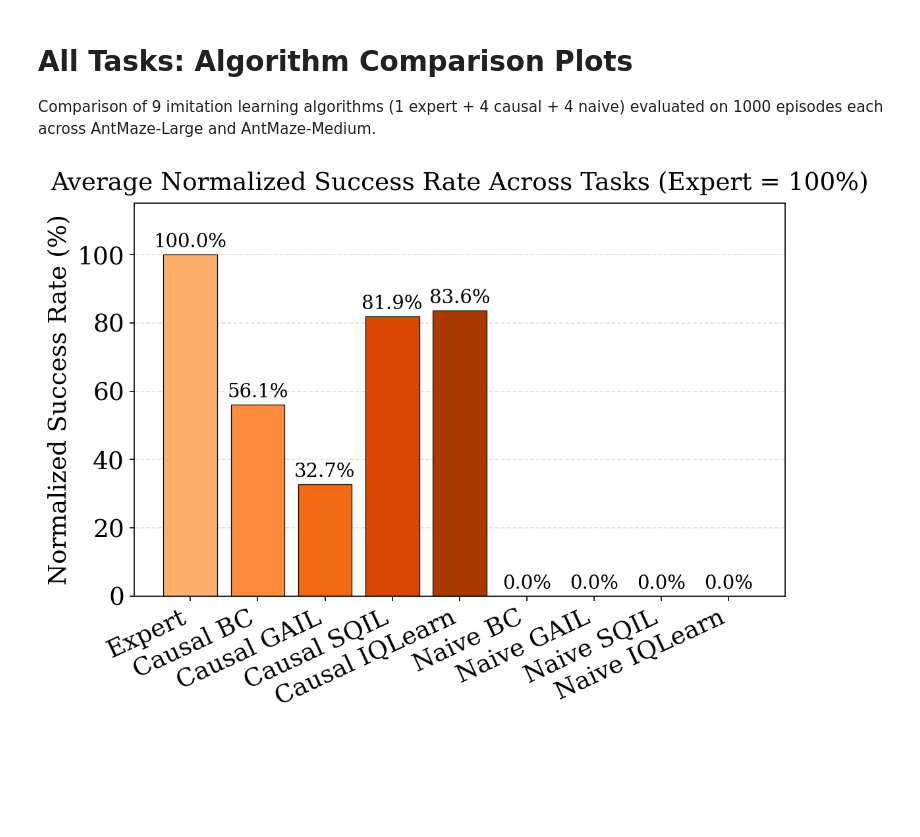
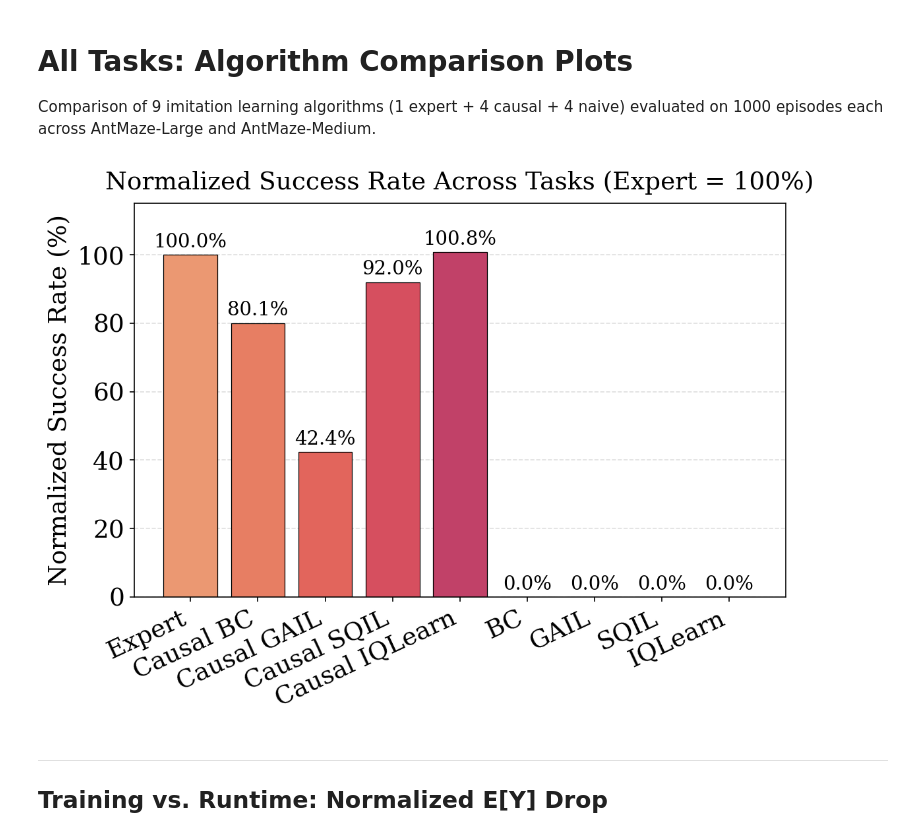
Before and after one commit to CausalAILab/Causal-RL, a Jupyter notebook: examples/experiments/plots_all.ipynb, the cells around one changed output. Saved outputs shown, nothing was run; the diff lists cells and outputs as text; code cells hidden in the pictures; blank space fills up the shorter version.

Commit message:
updated plots

```diff
--- a/examples/experiments/plots_all.ipynb
+++ b/examples/experiments/plots_all.ipynb
@@ -55,10 +56,10 @@ antlarge_std_rewards = np.array([
 # Success rates and standard errors
 antlarge_success_rates = np.array([
     55.90,  # Expert
-    20.60,  # Causal BC
+    39.80,  # Causal BC
      0.10,  # Causal GAIL
-    42.60,  # Causal SQIL
-    46.20,  # Causal IQLearn
+    45.00,  # Causal SQIL
+    58.90,  # Causal IQLearn
      0.00,  # Naive BC
      0.00,  # Naive GAIL
      0.00,  # Naive SQIL
@@ -151,10 +152,10 @@ antmed_std_rewards = np.array([
 
 antmed_success_rates = np.array([
     87.60,  # Expert
-    66.00,  # Causal BC
-    57.20,  # Causal GAIL
-    76.70,  # Causal SQIL
-    74.00,  # Causal IQLearn
+    77.90,  # Causal BC
+    74.10,  # Causal GAIL
+    90.70,  # Causal SQIL
+    84.30,  # Causal IQLearn
     0.00,   # Naive BC
     0.00,   # Naive GAIL
     0.00,   # Naive SQIL
@@ -214,47 +215,37 @@ antmed_colors = [
 # Algorithm names (same order, skip Expert for the bar chart)
 algo_names = [
     'Expert',
     'Causal BC', 'Causal GAIL', 'Causal SQIL', 'Causal IQLearn',
-    'Naive BC',  'Naive GAIL',  'Naive SQIL',  'Naive IQLearn',
+    'BC',  'GAIL',  'SQIL',  'IQLearn',
 ]
 
 # Normalize each task's success rates so Expert = 100%
 antlarge_norm = antlarge_success_rates / antlarge_success_rates[0] * 100  # Expert = 100
 antmed_norm   = antmed_success_rates   / antmed_success_rates[0]   * 100  # Expert = 100
 
 # Stack and average across tasks
 all_norm = np.vstack([antlarge_norm, antmed_norm])  # (n_tasks, n_algos)
 avg_norm = all_norm.mean(axis=0)
 
-# Bar chart
-bar_colors = [
-    '#FDAE6B',  # Expert
-    '#FD8D3C',  # Causal BC
-    '#F16913',  # Causal GAIL
-    '#D94701',  # Causal SQIL
-    "#AB3701",  # Causal IQLearn
-    '#74C476',  # Naive BC
-    '#41AB5D',  # Naive GAIL
-    '#1B7837',  # Naive SQIL
-    '#2D2D2D',  # Naive IQLearn
-]
-
 x_all = np.arange(len(algo_names))
 
 fig, ax = plt.subplots(figsize=(8, 6))
-bars = ax.bar(x_all, avg_norm, color=bar_colors, edgecolor='black', linewidth=0.6)
+bars = ax.bar(x_all, avg_norm, color=sns.color_palette("flare", 9), edgecolor='black', linewidth=0.6)
 ax.set_xticks(x_all)
 ax.set_xticklabels(algo_names, rotation=25, ha='right')
 ax.set_ylabel('Normalized Success Rate (%)')
-ax.set_title('Average Normalized Success Rate Across Tasks (Expert = 100%)', pad=10)
+ax.set_title('Normalized Success Rate Across Tasks (Expert = 100%)', pad=10)
 for bar, v in zip(bars, avg_norm):
     ax.text(bar.get_x() + bar.get_width()/2, v + 1.0, f'{v:.1f}%',
             ha='center', va='bottom', fontsize=14)
 ax.set_ylim(0, 115)
 ax.yaxis.grid(True, linestyle='--', alpha=0.4)
 ax.set_axisbelow(True)
 plt.tight_layout()
 fig.savefig(f'{PLOTS_DIR}/normalized_success_rate_avg.pdf', dpi=300, bbox_inches='tight')
 plt.show()
 # %% [output]
-[figure, old version]
+[figure, new version]
+# %% [markdown]
+---
+## Training vs. Runtime: Normalized E[Y] Drop
```
Also changed, not shown: parts of 4 cells of this notebook, 16 other files.
